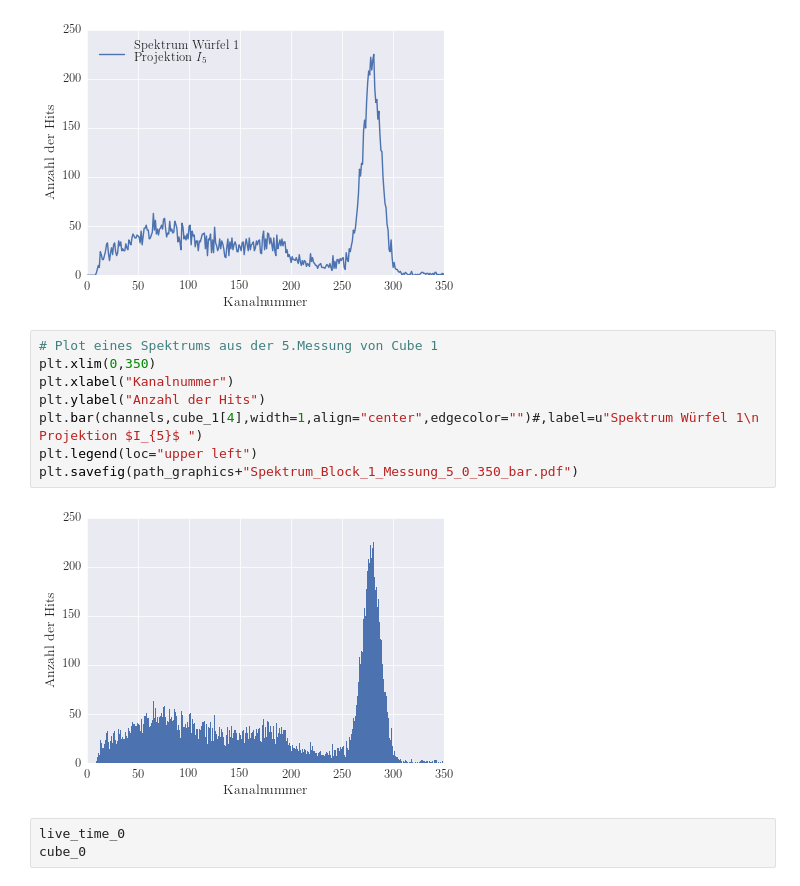
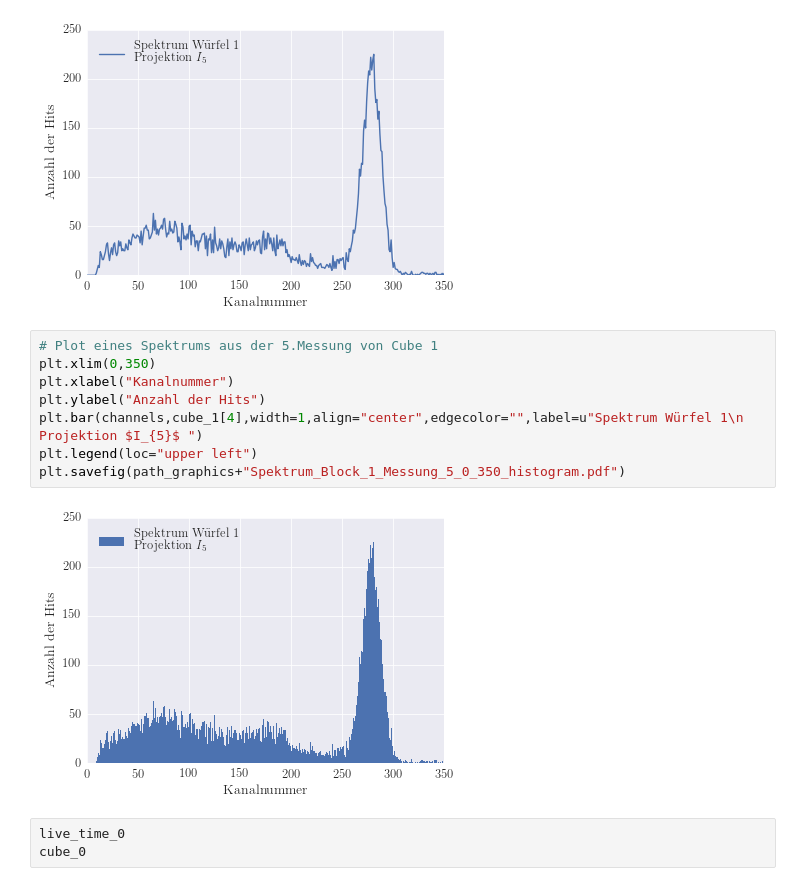
Before and after one commit to LuckyJosh/PhysikFP2015, a Jupyter notebook: 01_TomographieGamma[ ]/Python/Auswertung.ipynb, the cells around one changed output. Saved outputs shown, nothing was run; the diff lists cells and outputs as text.

```diff
--- a/01_TomographieGamma[ ]/Python/Auswertung.ipynb
+++ b/01_TomographieGamma[ ]/Python/Auswertung.ipynb
@@ -212,13 +212,13 @@ plt.savefig(path_graphics+"Spektrum_Block_1_Messung_5_0_350.pdf")
 # %%
 # Plot eines Spektrums aus der 5.Messung von Cube 1
 plt.xlim(0,350)
 plt.xlabel("Kanalnummer")
 plt.ylabel("Anzahl der Hits")
-plt.bar(channels,cube_1[4],width=1,align="center",edgecolor="")#,label=u"Spektrum Würfel 1\n Projektion $I_{5}$ ")
+plt.bar(channels,cube_1[4],width=1,align="center",edgecolor="",label=u"Spektrum Würfel 1\n Projektion $I_{5}$ ")
 plt.legend(loc="upper left")
-plt.savefig(path_graphics+"Spektrum_Block_1_Messung_5_0_350_bar.pdf")
+plt.savefig(path_graphics+"Spektrum_Block_1_Messung_5_0_350_histogram.pdf")
 # %% [output]
-[figure, old version]
+[figure, new version]
 # %%
 live_time_0
 cube_0
```
